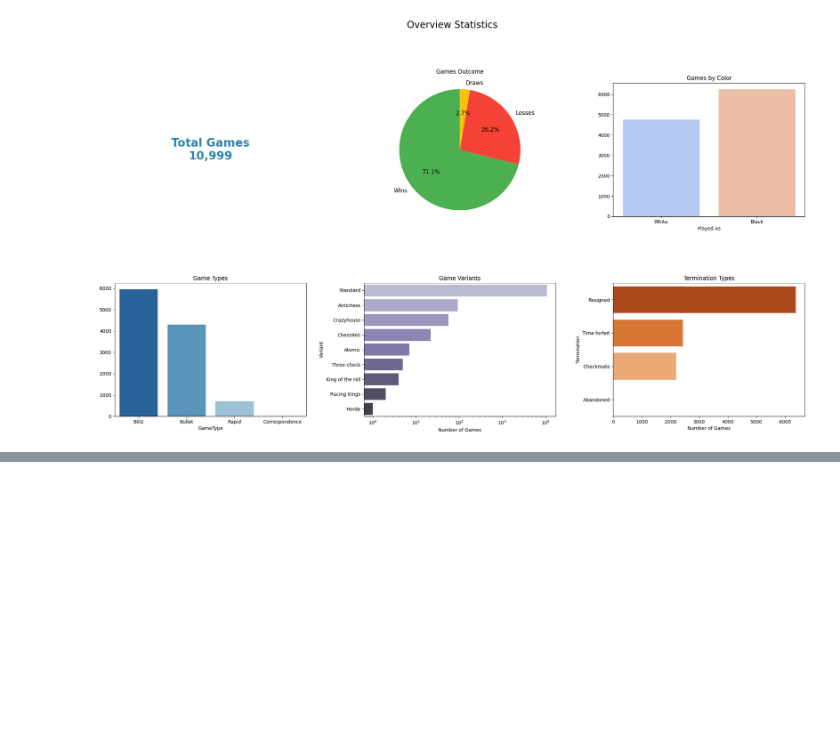
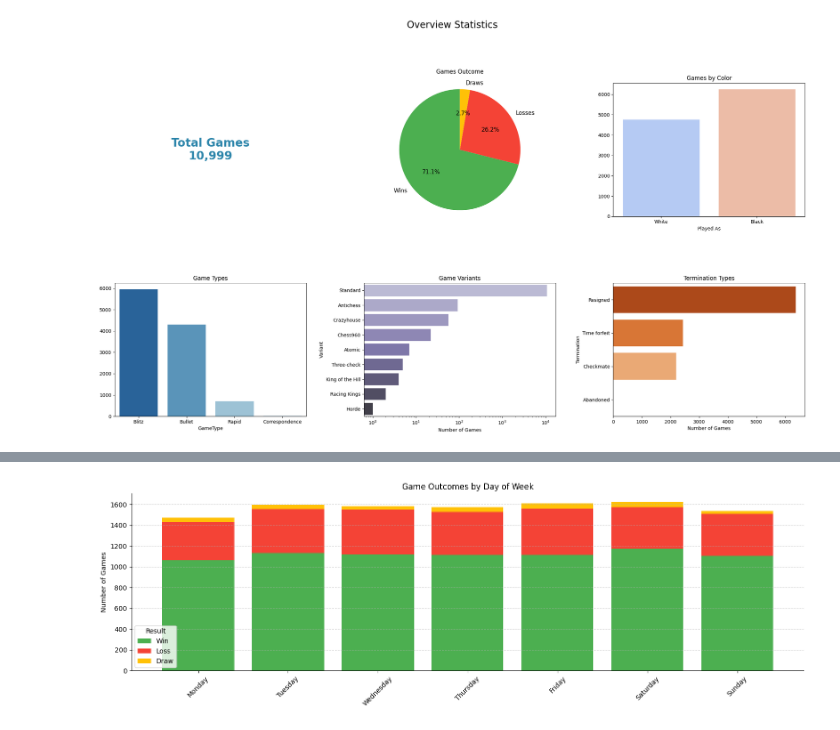
Before and after one commit to NishivSingh/My-Chess-Journal-Data-Driven-Insights, a Jupyter notebook: data_analysis.ipynb, the cells around one changed output, grey strips where cells are left out. Drawn from its saved outputs; the diff is of its cells as text; code cells hidden in the pictures; blank space fills up the shorter version.

```diff
--- a/data_analysis.ipynb
+++ b/data_analysis.ipynb
@@ -327,0 +354,33 @@ plt.show()
+# %%
+# Define display order and color map
+day_order = ['Monday', 'Tuesday', 'Wednesday', 'Thursday', 'Friday', 'Saturday', 'Sunday']
+result_colors = {'Win': '#4CAF50', 'Loss': '#F44336', 'Draw': '#FFC107'}
+
+# Aggregate data
+day_outcome = df.groupby(['DayOfWeek', 'MatchResult']).size().unstack().fillna(0)
+day_outcome = day_outcome.reindex(day_order)
+
+# Plot setup
+fig, ax = plt.subplots(figsize=(15, 5))
+bottoms = np.zeros(len(day_outcome))
+
+# Plot each result as part of the stacked bar
+for result in ['Win', 'Loss', 'Draw']:
+    ax.bar(day_outcome.index,
+           day_outcome[result],
+           bottom=bottoms,
+           label=result,
+           color=result_colors[result])
+    bottoms += day_outcome[result]
+
+# Labels and formatting
+ax.set_ylabel("Number of Games")
+ax.set_title("Game Outcomes by Day of Week")
+ax.legend(title="Result")
+plt.xticks(rotation=45)
+plt.grid(axis='y',linestyle='--',alpha=0.6)
+sns.despine()
+plt.tight_layout()
+plt.show()
+# %% [output]
+[figure, added]
```
Also changed, not shown: parts of 15 cells of this notebook.
